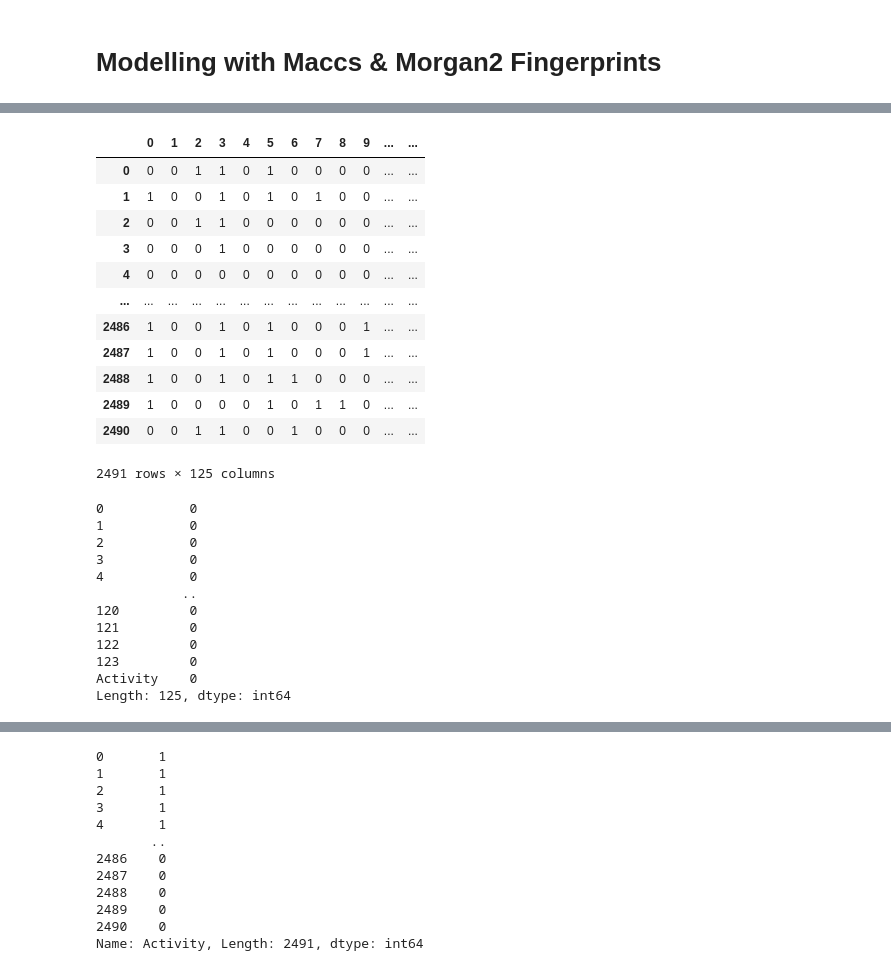
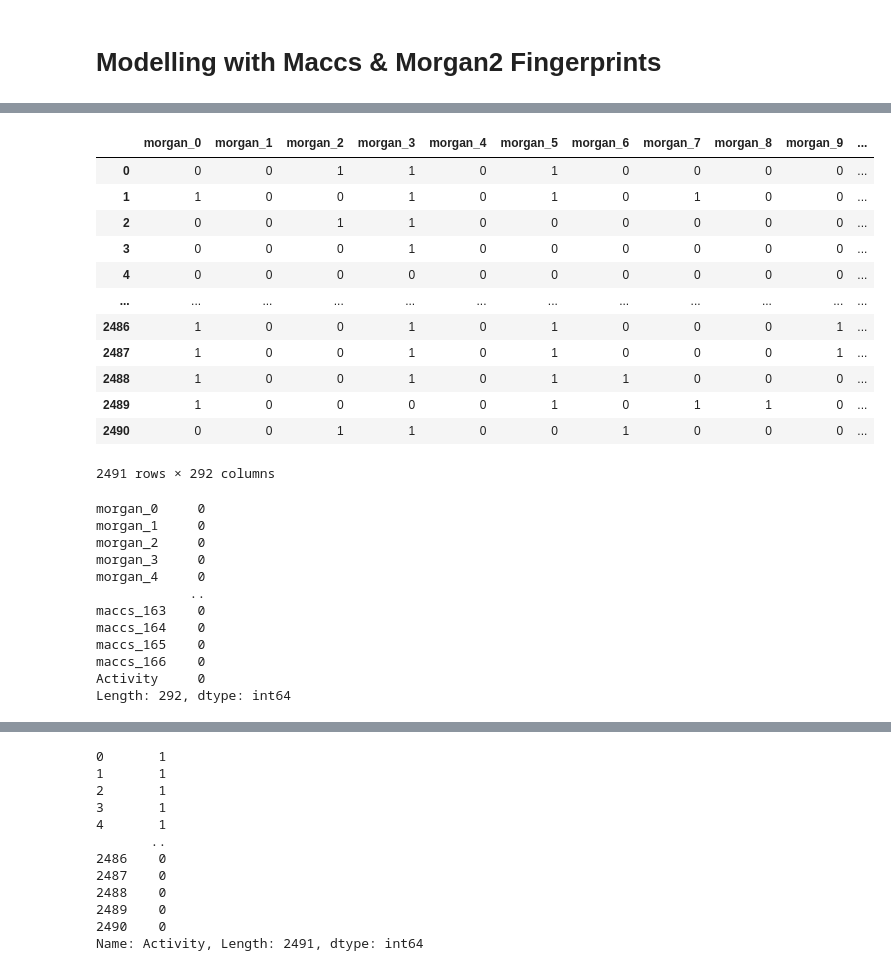
Before and after one commit to EugeneLamptey/VP16, a Jupyter notebook: FinalYearProject.ipynb, the cells around one changed output, grey strips where cells are left out. Saved outputs shown, nothing was run; the diff lists cells and outputs as text; code cells hidden in the pictures.

Commit message:
added fps dataframes

```diff
--- a/FinalYearProject.ipynb
+++ b/FinalYearProject.ipynb
@@ -225,13 +225,15 @@ def mordred_desc(data):  #receives canonical smiles in a list datastructure
 def morgan_fps(data):
   fps = [AllChem.GetMorganFingerprintAsBitVect(mol, radius=2, nBits=124) for mol in data]  # Calculate Morgan fingerprints for each molecule
   fp_array = [np.array(fp) for fp in fps]   # Convert fingerprints to numpy array
-  return pd.DataFrame(fp_array)
+  column_names = ['morgan_' + str(i) for i in range(len(fp_array[0]))]
+  return pd.DataFrame(fp_array, columns = column_names)
 
 #function to create MACCS keys
 def maccs_fps(mols):
     maccs_keys = [MACCSkeys.GenMACCSKeys(m) for m in mols]
     fp_array = [np.array(fp) for fp in maccs_keys]
-    return pd.DataFrame(fp_array)
+    column_names = ['maccs_' + str(i) for i in range(len(fp_array[0]))]
+    return pd.DataFrame(fp_array, columns = column_names)
 # %%
 df_maccsfps = maccs_fps(mols)
 df_morganfps = morgan_fps(mols)
@@ -309,4 +311,4 @@ df_lipinski
 # Modelling with Maccs & Morgan2 Fingerprints
 # %%
 df_morganfps = morgan_fps(mols)
-df_morganfps
+df_maccsfps = maccs_fps(mols)
@@ -326,0 +315,3 @@ df_morganfps
+# %%
+df = df_morganfps.join(df_maccsfps, how='outer')
+df
@@ -327,33 +332,33 @@ df_morganfps
 # %%
-df_morganfps["Activity"] = data1["Activity_outcome"]
-df_morganfps
+df["Activity"] = data1["Activity_outcome"]
+df
 # %% [output]
-|  | 0 | 1 | 2 | 3 | 4 | 5 | 6 | 7 | 8 | 9 | ... | ... |
-| 0 | 0 | 0 | 1 | 1 | 0 | 1 | 0 | 0 | 0 | 0 | ... | ... |
-| 1 | 1 | 0 | 0 | 1 | 0 | 1 | 0 | 1 | 0 | 0 | ... | ... |
-| 2 | 0 | 0 | 1 | 1 | 0 | 0 | 0 | 0 | 0 | 0 | ... | ... |
-| 3 | 0 | 0 | 0 | 1 | 0 | 0 | 0 | 0 | 0 | 0 | ... | ... |
-| 4 | 0 | 0 | 0 | 0 | 0 | 0 | 0 | 0 | 0 | 0 | ... | ... |
-| ... | ... | ... | ... | ... | ... | ... | ... | ... | ... | ... | ... | ... |
-| 2486 | 1 | 0 | 0 | 1 | 0 | 1 | 0 | 0 | 0 | 1 | ... | ... |
-| 2487 | 1 | 0 | 0 | 1 | 0 | 1 | 0 | 0 | 0 | 1 | ... | ... |
-| 2488 | 1 | 0 | 0 | 1 | 0 | 1 | 1 | 0 | 0 | 0 | ... | ... |
-| 2489 | 1 | 0 | 0 | 0 | 0 | 1 | 0 | 1 | 1 | 0 | ... | ... |
-| 2490 | 0 | 0 | 1 | 1 | 0 | 0 | 1 | 0 | 0 | 0 | ... | ... |
+|  | morgan_0 | morgan_1 | morgan_2 | morgan_3 | morgan_4 | morgan_5 | morgan_6 | morgan_7 | morgan_8 | morgan_9 | ... |
+| 0 | 0 | 0 | 1 | 1 | 0 | 1 | 0 | 0 | 0 | 0 | ... |
+| 1 | 1 | 0 | 0 | 1 | 0 | 1 | 0 | 1 | 0 | 0 | ... |
+| 2 | 0 | 0 | 1 | 1 | 0 | 0 | 0 | 0 | 0 | 0 | ... |
+| 3 | 0 | 0 | 0 | 1 | 0 | 0 | 0 | 0 | 0 | 0 | ... |
+| 4 | 0 | 0 | 0 | 0 | 0 | 0 | 0 | 0 | 0 | 0 | ... |
+| ... | ... | ... | ... | ... | ... | ... | ... | ... | ... | ... | ... |
+| 2486 | 1 | 0 | 0 | 1 | 0 | 1 | 0 | 0 | 0 | 1 | ... |
+| 2487 | 1 | 0 | 0 | 1 | 0 | 1 | 0 | 0 | 0 | 1 | ... |
+| 2488 | 1 | 0 | 0 | 1 | 0 | 1 | 1 | 0 | 0 | 0 | ... |
+| 2489 | 1 | 0 | 0 | 0 | 0 | 1 | 0 | 1 | 1 | 0 | ... |
+| 2490 | 0 | 0 | 1 | 1 | 0 | 0 | 1 | 0 | 0 | 0 | ... |
-2491 rows × 125 columns
+2491 rows × 292 columns
 # %%
-df_morganfps.isnull().sum()
+df.isnull().sum()
 # %% [output]
-0           0
-1           0
-2           0
-3           0
-4           0
-           ..
-120         0
-121         0
-122         0
-123         0
-Activity    0
-Length: 125, dtype: int64
+morgan_0     0
+morgan_1     0
+morgan_2     0
+morgan_3     0
+morgan_4     0
+            ..
+maccs_163    0
+maccs_164    0
+maccs_165    0
+maccs_166    0
+Activity     0
+Length: 292, dtype: int64
 # %%
```
Also changed, not shown: parts of 8 cells of this notebook.
